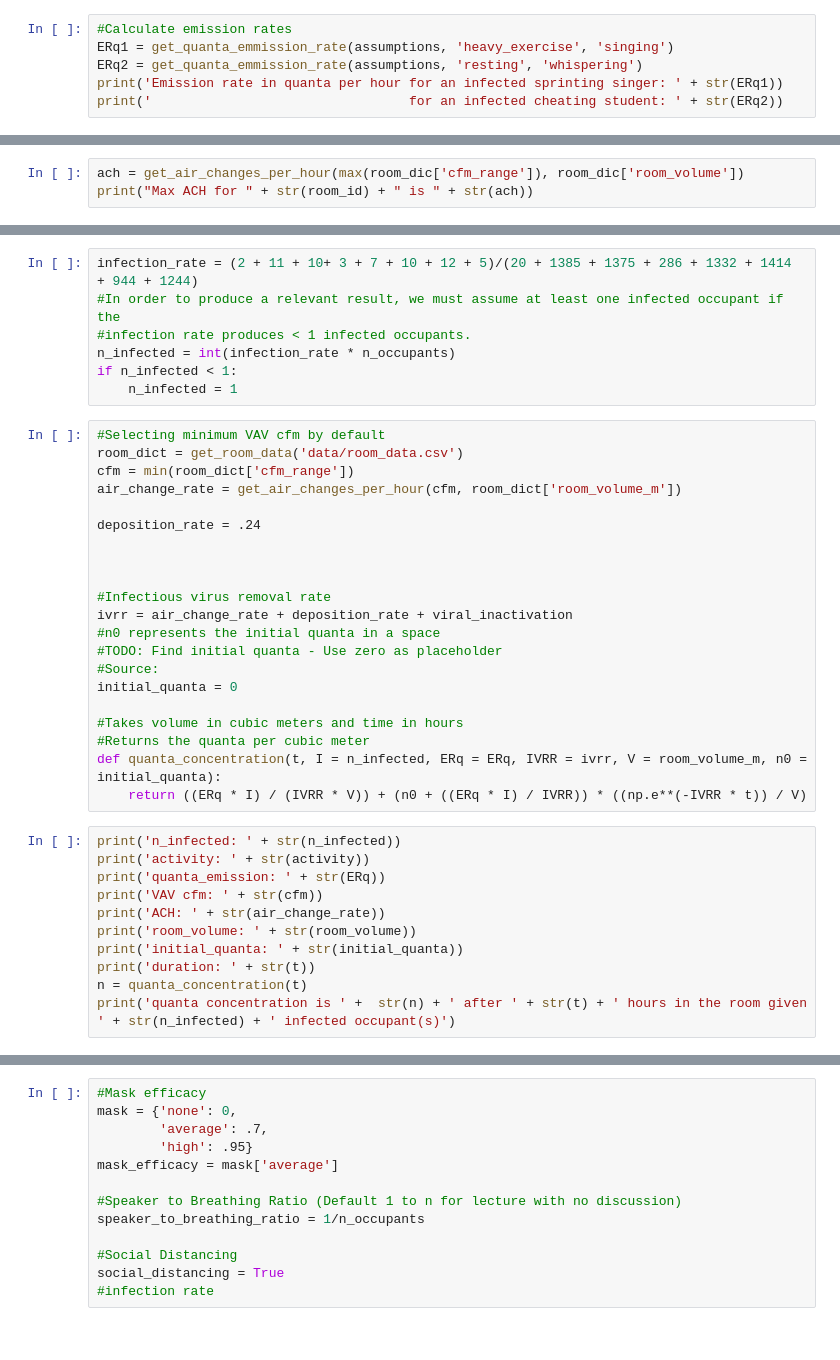
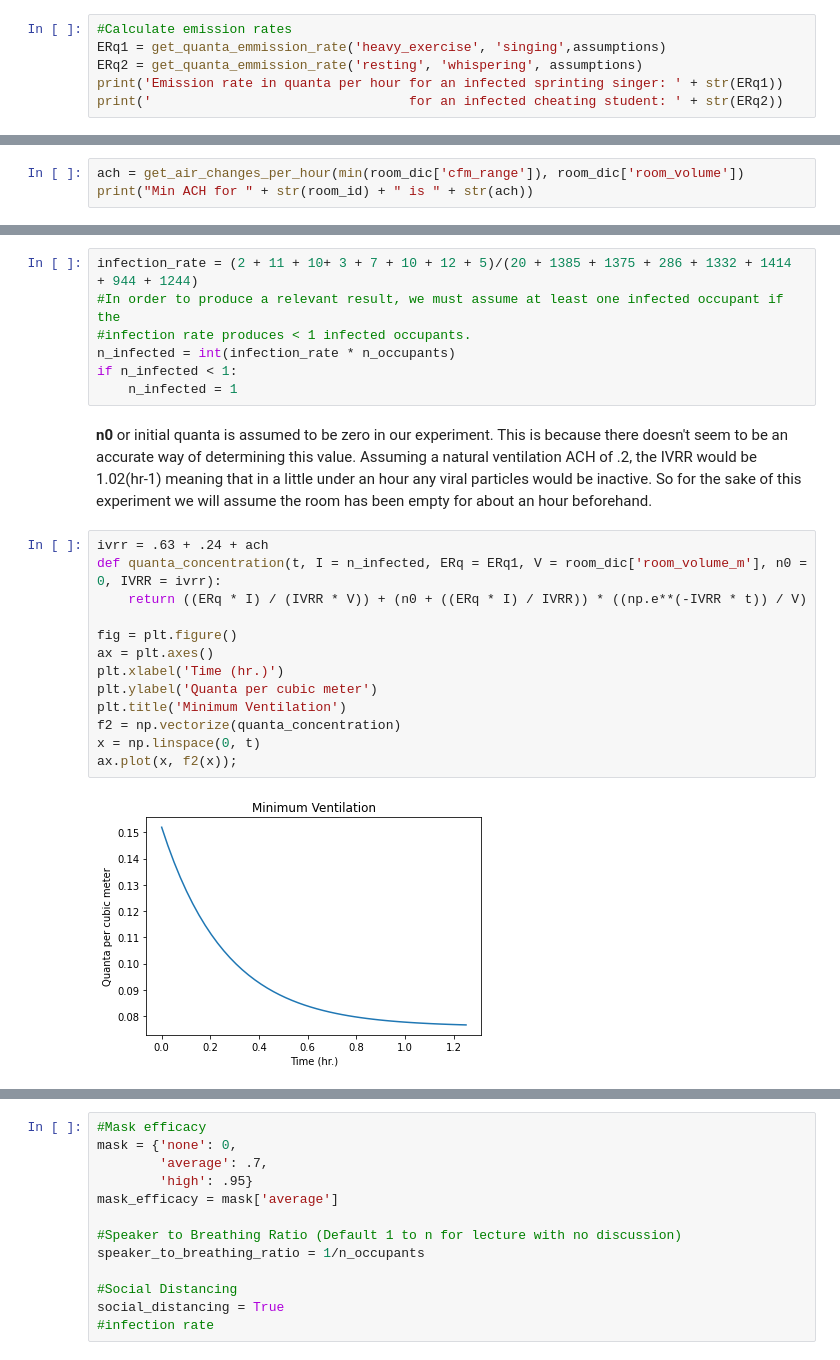
Before and after one commit to etiennedoidic/infection_risk_calculator, a Jupyter notebook: report.ipynb, the cells around one changed output, grey strips where cells are left out. Saved outputs shown, nothing was run; the diff lists cells and outputs as text.

Commit message:
just about done

```diff
--- a/report.ipynb
+++ b/report.ipynb
@@ -90,8 +91,8 @@ pd.DataFrame(assumptions['droplet_conc'])
 Finally, <b>j</b> refers to expiratory activity the infected person is engaged in, e.g. singing.
 # %%
 #Calculate emission rates
-ERq1 = get_quanta_emmission_rate(assumptions, 'heavy_exercise', 'singing')
-ERq2 = get_quanta_emmission_rate(assumptions, 'resting', 'whispering')
+ERq1 = get_quanta_emmission_rate('heavy_exercise', 'singing',assumptions)
+ERq2 = get_quanta_emmission_rate('resting', 'whispering', assumptions)
 print('Emission rate in quanta per hour for an infected sprinting singer: ' + str(ERq1))
 print('                                 for an infected cheating student: ' + str(ERq2))
 # %% [output]
@@ -119,6 +120,6 @@ assuming the height of the emmission source. Given the average height of a perso
 
 <b>ACH</b> is dependent on room conditions. Is a window open? Is the air conditioning pushing in new air? In order to determine the ACH we use the flow rate of the VAV inside of the room. VAV flow rates were determined using VAV spec sheets.
 # %%
-ach = get_air_changes_per_hour(max(room_dic['cfm_range']), room_dic['room_volume'])
-print("Max ACH for " + str(room_id) + " is " + str(ach))
+ach = get_air_changes_per_hour(min(room_dic['cfm_range']), room_dic['room_volume'])
+print("Min ACH for " + str(room_id) + " is " + str(ach))
 # %% [output]
@@ -136,36 +137,21 @@ infection_rate = (2 + 11 + 10+ 3 + 7 + 10 + 12 + 5)/(20 + 1385 + 1375 + 286 + 13
 n_infected = int(infection_rate * n_occupants)
 if n_infected < 1:
     n_infected = 1
-# %%
-#Selecting minimum VAV cfm by default
-room_dict = get_room_data('data/room_data.csv')
-cfm = min(room_dict['cfm_range'])
-air_change_rate = get_air_changes_per_hour(cfm, room_dict['room_volume_m'])
-
-deposition_rate = .24
-
-
-
-#Infectious virus removal rate
-ivrr = air_change_rate + deposition_rate + viral_inactivation
-#n0 represents the initial quanta in a space
-#TODO: Find initial quanta - Use zero as placeholder
-#Source:
-initial_quanta = 0
-
-#Takes volume in cubic meters and time in hours
-#Returns the quanta per cubic meter
-def quanta_concentration(t, I = n_infected, ERq = ERq, IVRR = ivrr, V = room_volume_m, n0 = initial_quanta):
-    return ((ERq * I) / (IVRR * V)) + (n0 + ((ERq * I) / IVRR)) * ((np.e**(-IVRR * t)) / V)
-# %%
-print('n_infected: ' + str(n_infected))
-print('activity: ' + str(activity))
-print('quanta_emission: ' + str(ERq))
-print('VAV cfm: ' + str(cfm))
-print('ACH: ' + str(air_change_rate))
-print('room_volume: ' + str(room_volume))
-print('initial_quanta: ' + str(initial_quanta))
-print('duration: ' + str(t))
-n = quanta_concentration(t)
-print('quanta concentration is ' +  str(n) + ' after ' + str(t) + ' hours in the room given ' + str(n_infected) + ' infected occupant(s)')
+# %% [markdown]
+<b>n0</b> or initial quanta is assumed to be zero in our experiment. This is because there doesn't seem to be an accurate way of determining this value. Assuming a natural ventilation ACH of .2, the IVRR would be 1.02(hr-1) meaning that in a little under an hour any viral particles would be inactive. So for the sake of this experiment we will assume the room has been empty for about an hour beforehand.
+# %%
+ivrr = .63 + .24 + ach
+def quanta_concentration(t, I = n_infected, ERq = ERq1, V = room_dic['room_volume_m'], n0 = 0, IVRR = ivrr):
+    return ((ERq * I) / (IVRR * V)) + (n0 + ((ERq * I) / IVRR)) * ((np.e**(-IVRR * t)) / V)
+
+fig = plt.figure()
+ax = plt.axes()
+plt.xlabel('Time (hr.)')
+plt.ylabel('Quanta per cubic meter')
+plt.title('Minimum Ventilation')
+f2 = np.vectorize(quanta_concentration)
+x = np.linspace(0, t)
+ax.plot(x, f2(x));
+# %% [output]
+[figure, added]
 # %%
```
Also changed, not shown: parts of 22 cells of this notebook.
